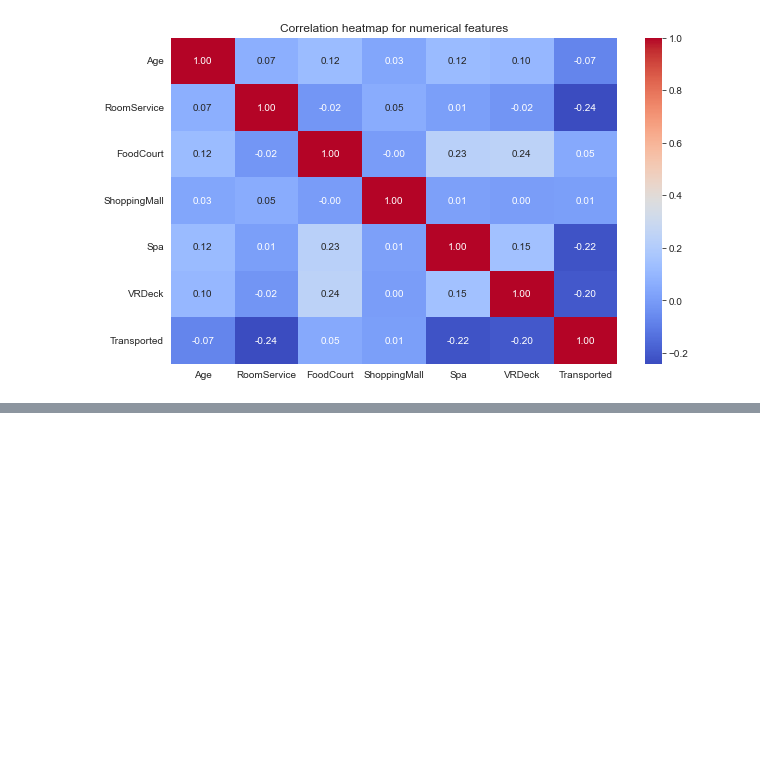
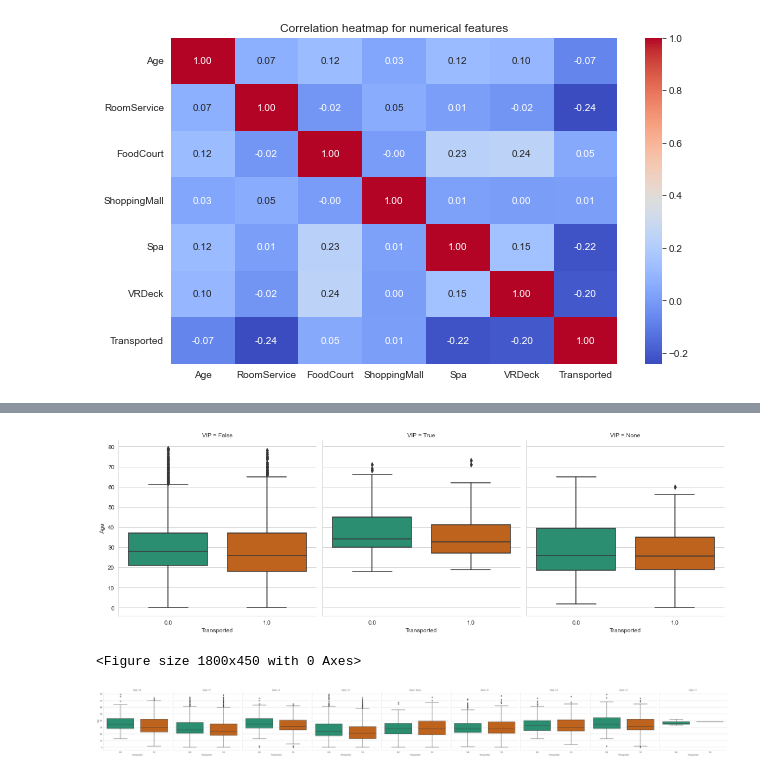
Before and after one commit to bronkaeux/spaceship-titanic, a Jupyter notebook: data_preparation.ipynb, the cells around one changed output, grey strips where cells are left out. Saved outputs shown, nothing was run; the diff lists cells and outputs as text; code cells hidden in the pictures; blank space fills up the shorter version.

```diff
--- a/data_preparation.ipynb
+++ b/data_preparation.ipynb
@@ -739,0 +747,10 @@ plt.title('Correlation heatmap for numerical features');
+# %%
+sns.catplot(x='Transported',y='Age',data=df,kind='box',col='VIP',palette='Dark2');
+# %% [output]
+[figure, added]
+# %%
+plt.figure(figsize=(12,3), dpi=150)
+sns.catplot(x='Transported',y='Age',data=df,kind='box',col='Deck',palette='Dark2');
+# %% [output]
+<Figure size 1800x450 with 0 Axes>
+[figure, added]
```
Also changed, not shown: parts of 6 cells of this notebook, 2 other files.
